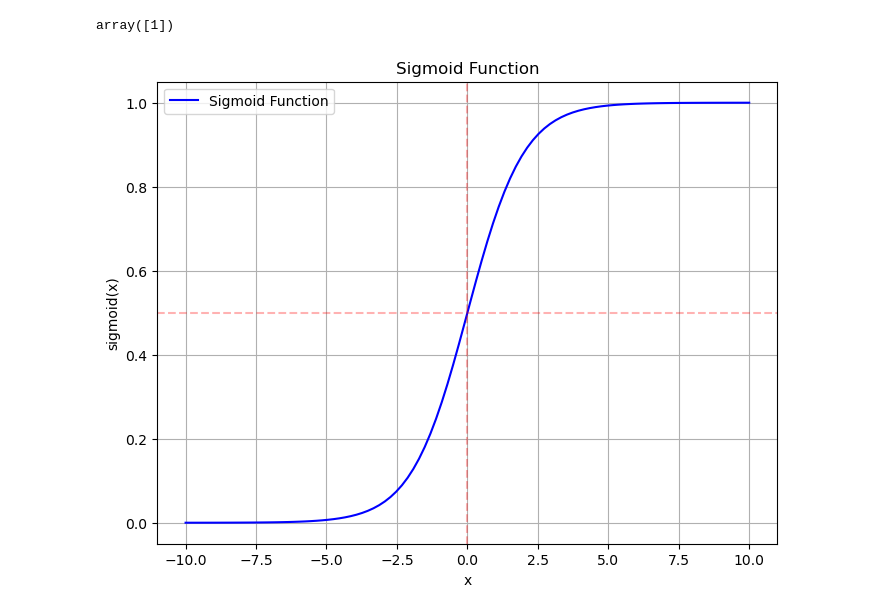
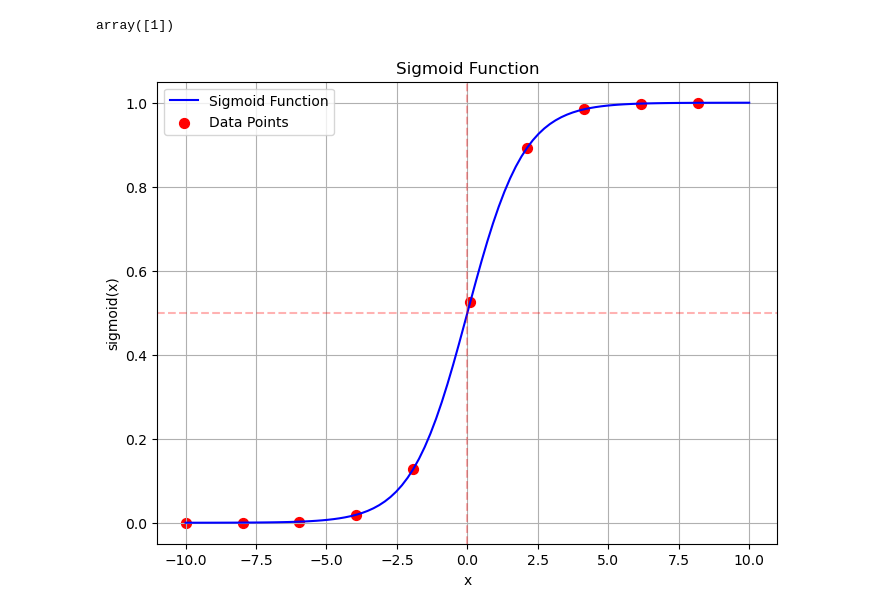
Before and after one commit to Devnath03/Machine_Learning_End-to-End_Models, a Jupyter notebook: Logistic/Logistic_Regression.ipynb, the cells around one changed output. Cells and saved outputs as stored; diff of their text form; code cells hidden in the pictures.

Commit message:
Add Data points

```diff
--- a/Logistic/Logistic_Regression.ipynb
+++ b/Logistic/Logistic_Regression.ipynb
@@ -113,30 +113,32 @@ array([1])
 # %%
 #Create a sigmoid data chart to show the dataset accuracy
 import numpy as np
 import matplotlib.pyplot as plt
 
 # Define the sigmoid function
 def sigmoid(x):
     return 1 / (1 + np.exp(-x))
 
 # Generate x values
 x = np.linspace(-10, 10, 100)
 
 # Calculate y values using the sigmoid function
 y = sigmoid(x)
 
 # Create the plot
 plt.figure(figsize=(8, 6))
 plt.plot(x, y, label='Sigmoid Function', color='blue')
+# Add scatter points (every 10th point to avoid clutter)
+plt.scatter(x[::10], y[::10], color='red', s=50, label='Data Points')
 plt.title('Sigmoid Function')
 plt.xlabel('x')
 plt.ylabel('sigmoid(x)')
 plt.grid(True)
 plt.legend()
 plt.axhline(y=0.5, color='r', linestyle='--', alpha=0.3)
 plt.axvline(x=0, color='r', linestyle='--', alpha=0.3)
 
 # Show the plot
 plt.show()
 # %% [output]
-[figure, old version]
+[figure, new version]
```
